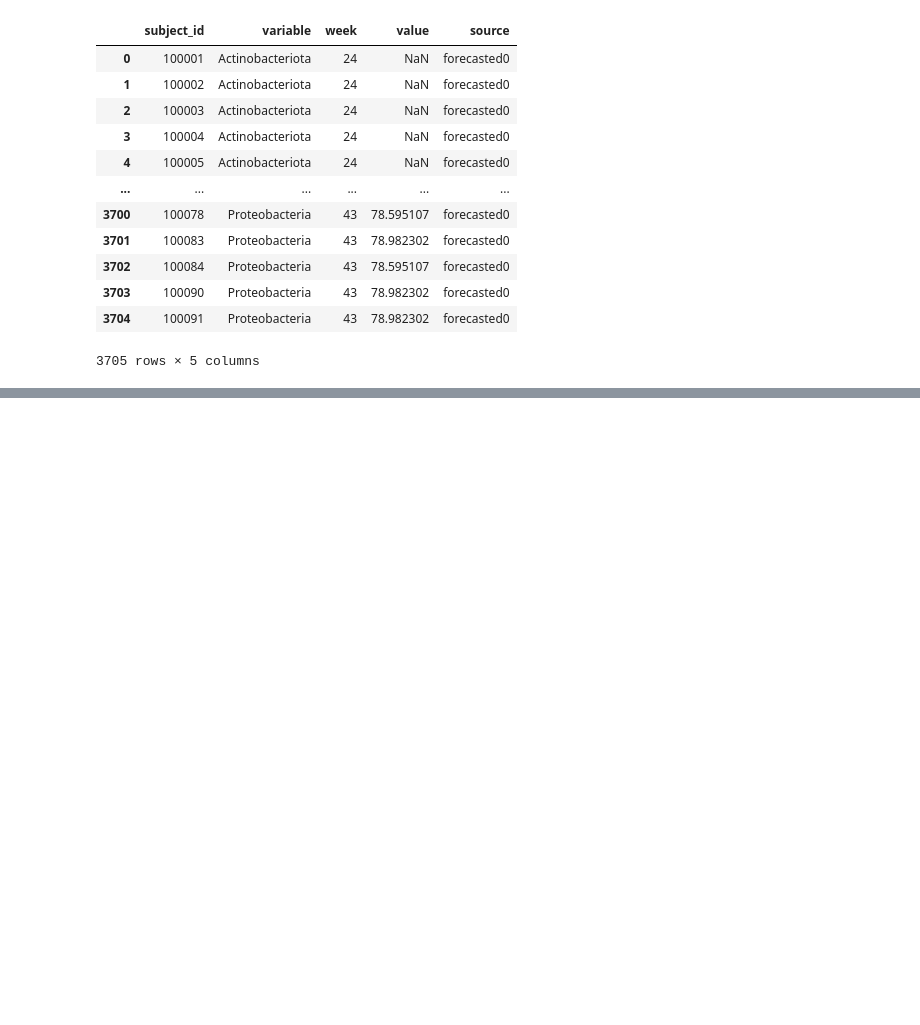
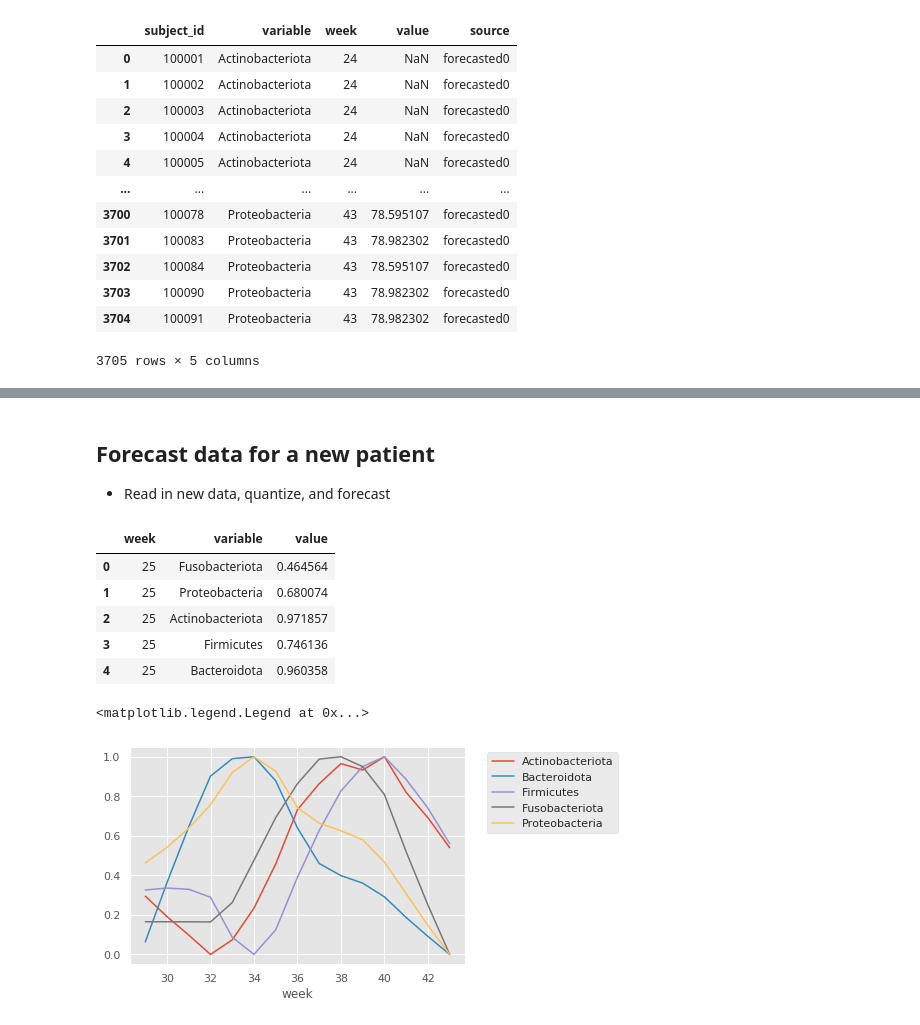
Before and after one commit to zeroknowledgediscovery/qbiome, a Jupyter notebook: examples/qbiome_example-Copy4.ipynb, the cells around one changed output, grey strips where cells are left out. Drawn from its saved outputs; the diff is of its cells as text; code cells hidden in the pictures; blank space fills up the shorter version.

```diff
--- a/examples/qbiome_example-Copy4.ipynb
+++ b/examples/qbiome_example-Copy4.ipynb
@@ -320,8 +182,0 @@ new_patient_masked = qnet_orchestrator.mask_sequence_at_weeks(
-# %%
-new_patient_df = quantizer.add_meta_to_matrix(
-    new_patient_masked[np.newaxis, :],
-    add_subject_id=False
-)
-# manually add back subject_id
-new_patient_df.insert(0, 'subject_id', [new_subject_id])
-new_patient_df
@@ -469,0 +247,37 @@ qsmooth(plottable.drop('subject_id',axis=1),index='week',
+# %% [markdown]
+## Forecast data for a new patient
+
++ Read in new data, quantize, and forecast
+# %%
+new_subject = pd.DataFrame({
+    'week': [SW] * len(BIOMES),
+    'variable': BIOMES,
+    'value': np.random.rand(len(BIOMES))
+})
+
+new_subject.to_csv('new_subject.csv',index=None)
+new_subject=pd.read_csv('new_subject.csv')
+display(new_subject)
+
+new_subject_quantized = quantizer.quantize_new_subject(new_subject, subject_id='101')
+_, new_subject_matrix = quantizer.get_qnet_inputs(new_subject_quantized)
+new_subject_forecasted = forecaster_i.forecast_data(
+    new_subject_matrix,
+    start_week=29
+)
+df_=qsmooth(new_subject_forecasted.drop('subject_id',axis=1),index='week',
+                    columns='variable',
+                    interpolate=False,alpha=.5,
+                    lowess_fraction=0.5,normalize=True)
+
+ax=df_.plot()
+ax.legend( bbox_to_anchor=(1.05, 1), loc='upper left')
+# %% [output]
+|  | week | variable | value |
+| 0 | 25 | Fusobacteriota | 0.464564 |
+| 1 | 25 | Proteobacteria | 0.680074 |
+| 2 | 25 | Actinobacteriota | 0.971857 |
+| 3 | 25 | Firmicutes | 0.746136 |
+| 4 | 25 | Bacteroidota | 0.960358 |
+<matplotlib.legend.Legend at 0x...>
+[figure, added]
```
Also changed, not shown: parts of 32 cells of this notebook, 3 other files.
